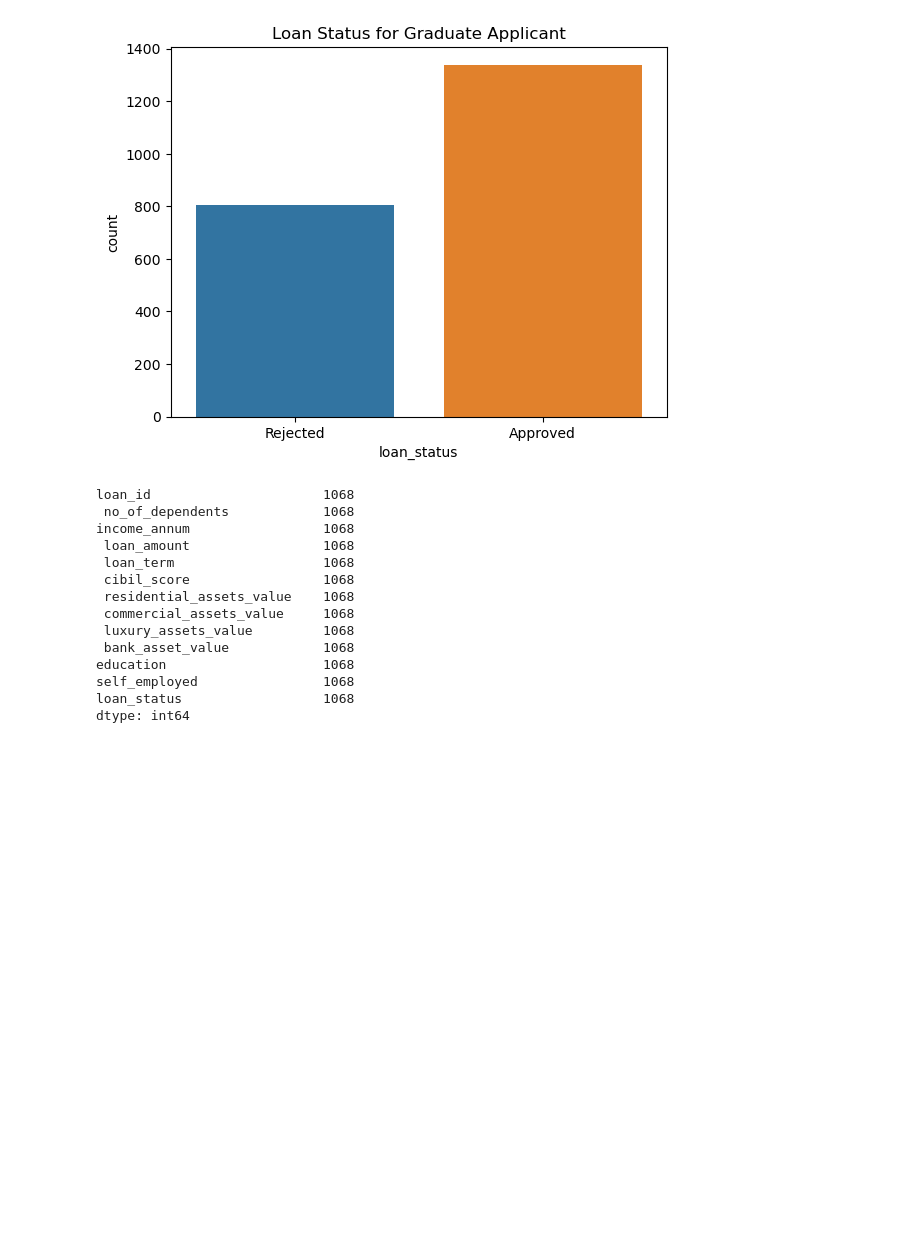
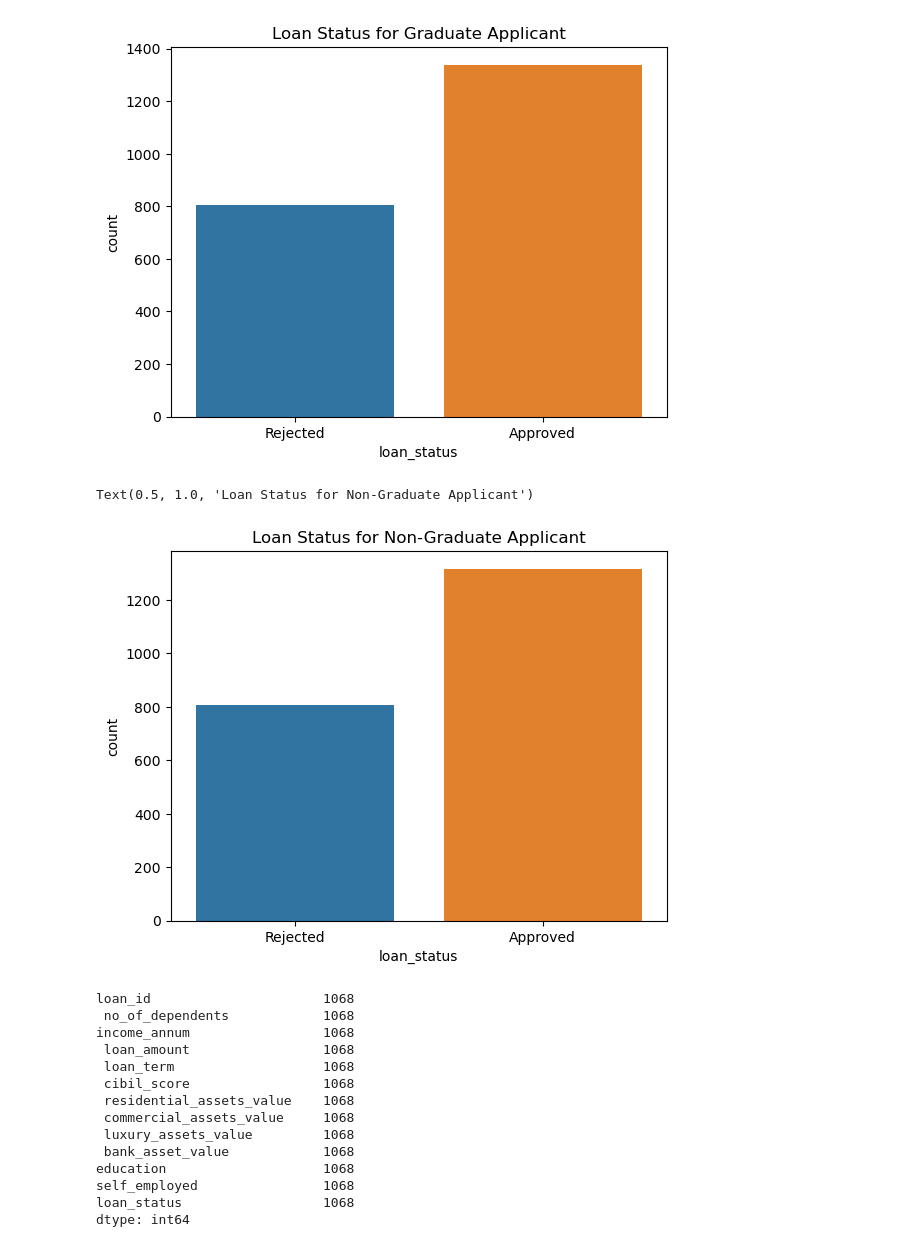
Before and after one commit to sha2992/Laptop-Price-Data, a Jupyter notebook: loan-approval-prediction.ipynb, the cells around one changed output. Saved outputs shown, nothing was run; the diff lists cells and outputs as text; code cells hidden in the pictures; blank space fills up the shorter version.

Commit message:
Kaggle Notebook | Loan Approval Prediction | Version 5

```diff
--- a/loan-approval-prediction.ipynb
+++ b/loan-approval-prediction.ipynb
@@ -266,6 +266,15 @@ plt.title('Loan Status for Graduate Applicant')
 # %% [output]
 Text(0.5, 1.0, 'Loan Status for Graduate Applicant')
 [figure]
+# %%
+%matplotlib inline
+
+sns.countplot(data=df[df['education']==0],x='loan_status')
+plt.xticks([0,1],['Rejected','Approved'])
+plt.title('Loan Status for Non-Graduate Applicant')
+# %% [output]
+Text(0.5, 1.0, 'Loan Status for Non-Graduate Applicant')
+[figure, added]
 # %%
 df.query("education==1 &  income_annum > 5100000").count()
 # %% [output]
```
